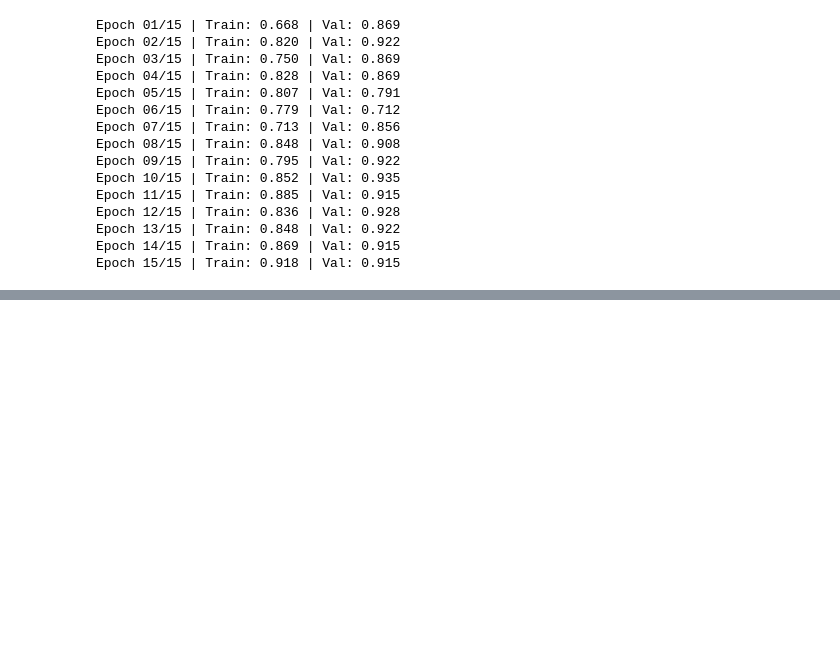
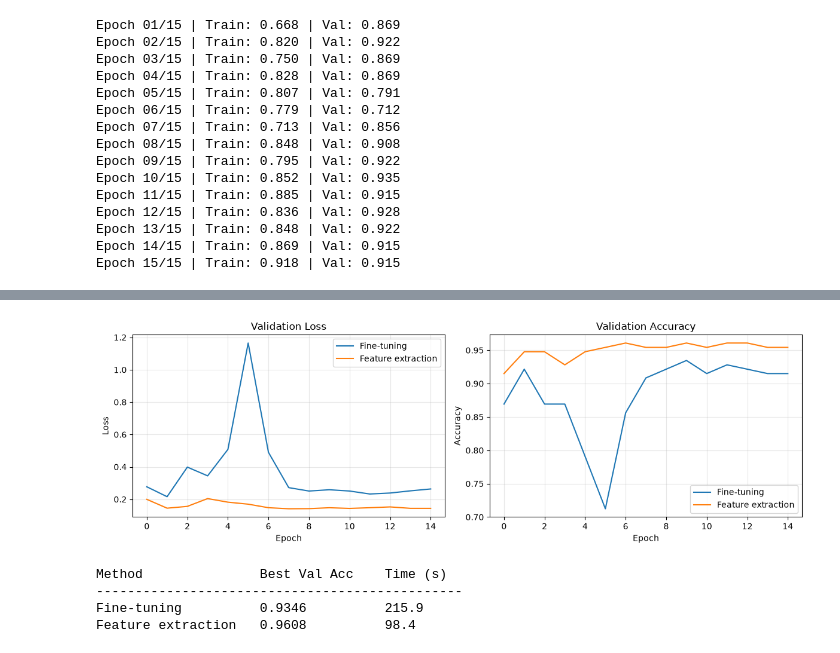
Before and after one commit to ManiiAya/EN3160-Assignment-03, a Jupyter notebook: 230065H_a03.ipynb, the cells around one changed output, grey strips where cells are left out. Drawn from its saved outputs; the diff is of its cells as text; code cells hidden in the pictures; blank space fills up the shorter version.

```diff
--- a/230065H_a03.ipynb
+++ b/230065H_a03.ipynb
@@ -570,3 +570,20 @@ Epoch 12/15 | Train: 0.836 | Val: 0.928
 Epoch 13/15 | Train: 0.848 | Val: 0.922
 Epoch 14/15 | Train: 0.869 | Val: 0.915
 Epoch 15/15 | Train: 0.918 | Val: 0.915
+# %%
+
+model_fe = models.resnet18(weights=weights)
+
+for param in model_fe.parameters():
+    param.requires_grad = False
+
+model_fe.fc = nn.Linear(model_fe.fc.in_features, 2)
+model_fe = model_fe.to(device)
+
+optimizer_fe = SGD(model_fe.fc.parameters(), lr=0.001, momentum=0.9)
+scheduler_fe = StepLR(optimizer_fe, step_size=7, gamma=0.1)
+
+model_fe, hist_fe, acc_fe, time_fe = train_model(
+    model_fe, optimizer_fe, scheduler_fe,
+    epochs=15, feature_extract=True
+)
@@ -572,0 +606,31 @@ Epoch 15/15 | Train: 0.918 | Val: 0.915
+# %%
+
+fig, axes = plt.subplots(1, 2, figsize=(12, 4))
+
+for name, hist in [("Fine-tuning", hist_ft),
+                   ("Feature extraction", hist_fe)]:
+    axes[0].plot(hist["val_loss"], label=name)
+    axes[1].plot(hist["val_acc"], label=name)
+
+axes[0].set(title="Validation Loss", xlabel="Epoch", ylabel="Loss")
+axes[1].set(title="Validation Accuracy", xlabel="Epoch", ylabel="Accuracy")
+
+for ax in axes:
+    ax.legend()
+    ax.grid(alpha=0.3)
+
+plt.tight_layout()
+plt.show()
+# %% [output]
+[figure, added]
+# %%
+
+print(f"{'Method':<20} {'Best Val Acc':<15} {'Time (s)':<10}")
+print("-" * 47)
+print(f"{'Fine-tuning':<20} {acc_ft:<15.4f} {time_ft:<10.1f}")
+print(f"{'Feature extraction':<20} {acc_fe:<15.4f} {time_fe:<10.1f}")
+# %% [output]
+Method               Best Val Acc    Time (s)
+-----------------------------------------------
+Fine-tuning          0.9346          215.9
+Feature extraction   0.9608          98.4
```
Also changed, not shown: parts of 1 cell of this notebook.
